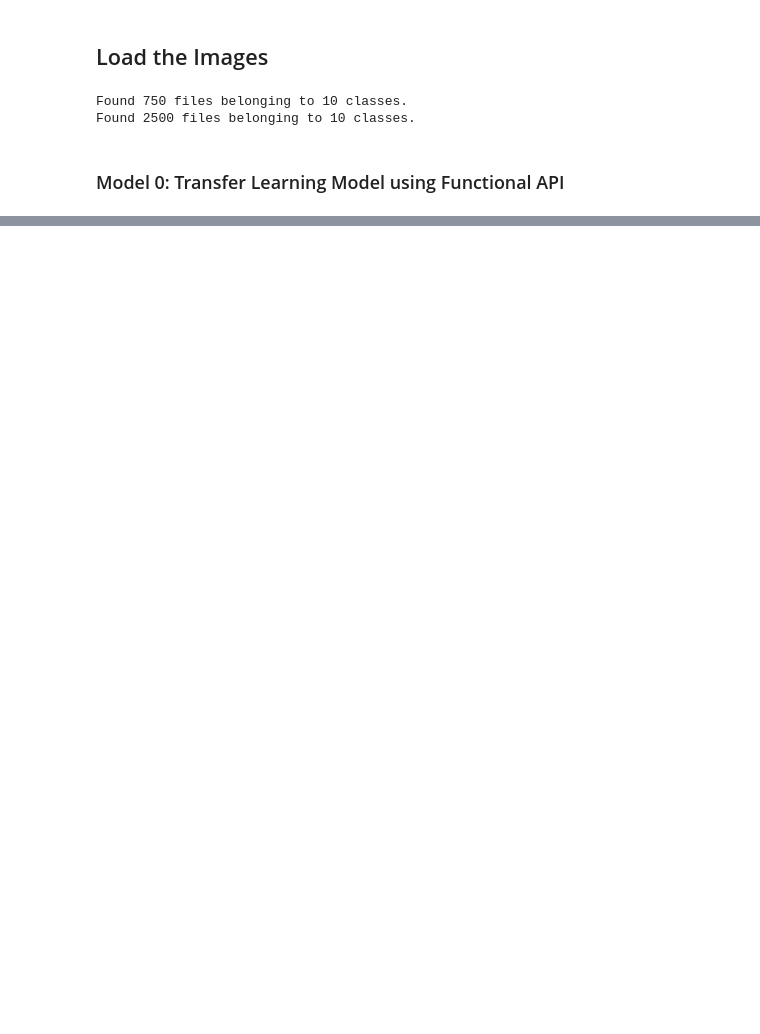
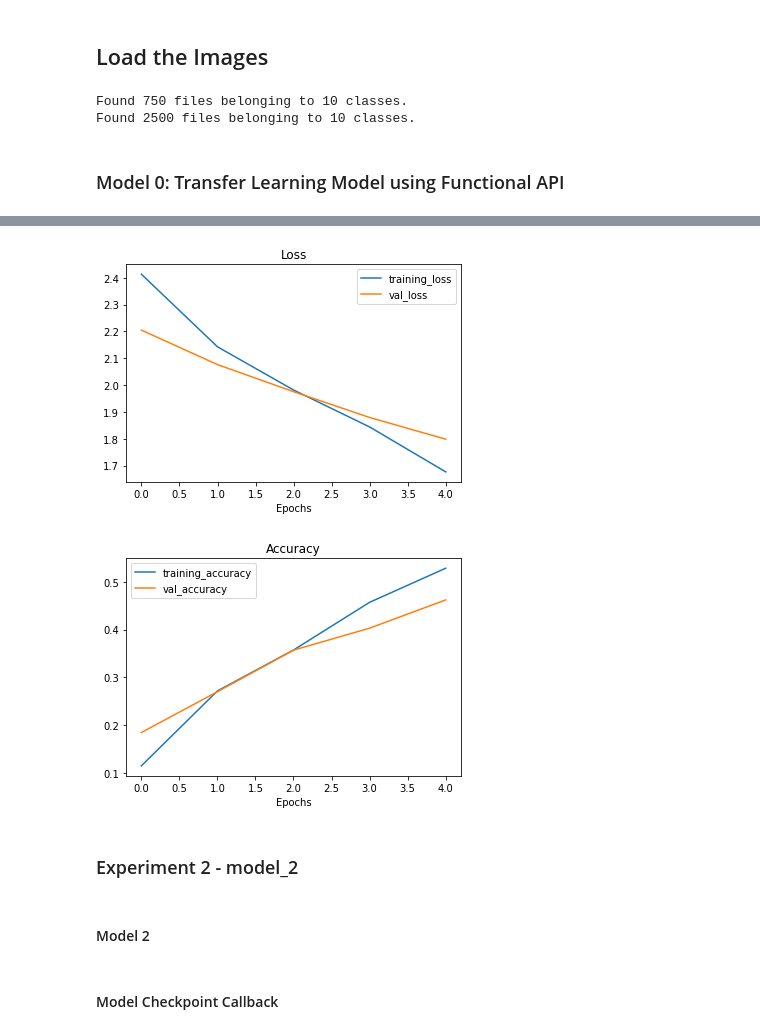
Before and after one commit to AarnoStormborn/Tensorflow-Developer-Certification, a Jupyter notebook: 05_tensorflow_transfer_learning_fine_tuning.ipynb, the cells around one changed output, grey strips where cells are left out. Saved outputs shown, nothing was run; the diff lists cells and outputs as text; code cells hidden in the pictures; blank space fills up the shorter version.

```diff
--- a/05_tensorflow_transfer_learning_fine_tuning.ipynb
+++ b/05_tensorflow_transfer_learning_fine_tuning.ipynb
@@ -244,0 +328,4 @@ plot_loss_curves(history_0)
+# %%
+# Create train and test directories
+train_dir_1 = "10_food_classes_1_percent/train"
+test_dir_1 = "10_food_classes_1_percent/test"
@@ -244,0 +369,37 @@ plot_loss_curves(history_0)
+# %%
+# Setup base model
+base_model = tf.keras.applications.EfficientNetB0(include_top=False)
+
+# Freeze base_model
+base_model.trainable = False
+
+# Create input layer
+inputs = layers.Input(shape=(256,256,3), name='input_layer')
+
+# Pass input to Data Augmentation layer
+x = augmentation(inputs)
+
+# Pass augmented input to base model
+x = base_model(x)
+
+# Global Average Pooling 2D
+x = layers.GlobalAveragePooling2D()(x)
+
+# Create Output layer
+outputs = layers.Dense(10, activation='softmax', name='output_layer')(x)
+
+# Put the model together
+model_1 = Model(inputs, outputs)
+
+# Compile the model
+model_1.compile(loss=CategoricalCrossentropy(),
+                optimizer=Adam(),
+                metrics=["accuracy"])
+
+# Fit the model
+history_1 = model_1.fit(train_1,
+                        epochs=5,
+                        steps_per_epoch=len(train_1),
+                        validation_data=test_data,
+                        validation_steps=int(0.25 * len(test_data)),
+                        callbacks=[create_tensorboard_callback("transfer_learning","model_1")])
@@ -244,0 +424,9 @@ plot_loss_curves(history_0)
+# %%
+plot_loss_curves(history_1)
+# %% [output]
+[figure, added]
+[figure, added]
+# %% [markdown]
+### Experiment 2 - model_2
+# %% [markdown]
+#### Model 2
@@ -244,0 +460,2 @@ plot_loss_curves(history_0)
+# %% [markdown]
+#### Model Checkpoint Callback
```
Also changed, not shown: parts of 63 cells of this notebook.
